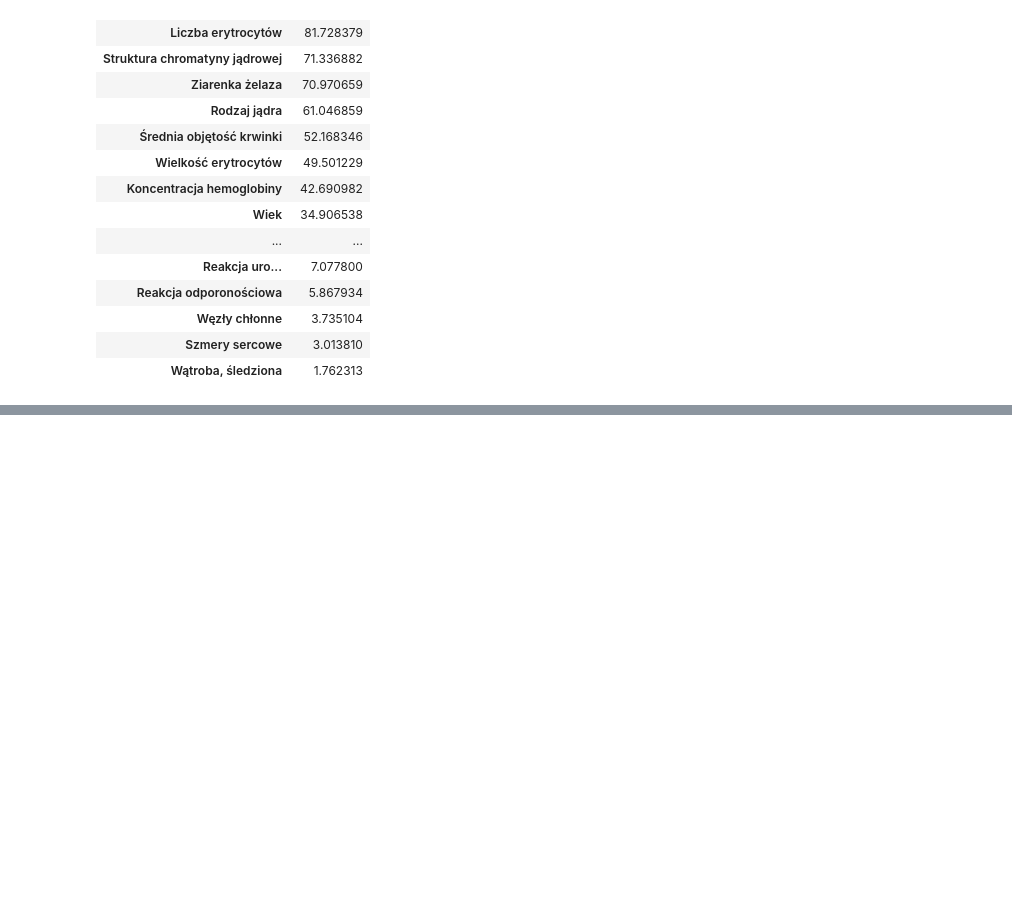
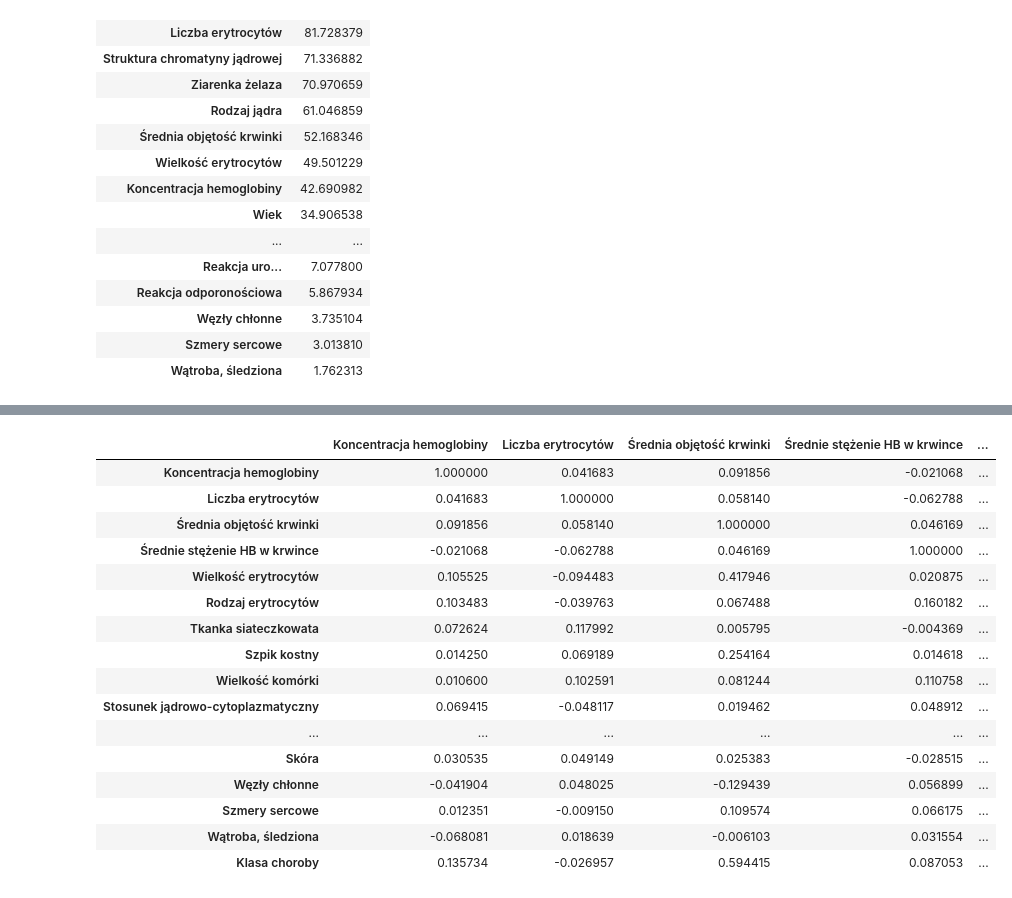
Before and after one commit to annaola/ZIwM, a Jupyter notebook: ZIwM.ipynb, the cells around one changed output, grey strips where cells are left out. Cells and saved outputs as stored; diff of their text form; code cells hidden in the pictures; blank space fills up the shorter version.

```diff
--- a/ZIwM.ipynb
+++ b/ZIwM.ipynb
@@ -100,0 +147,20 @@ pd.DataFrame(chi2_stats, training_set.columns).sort_values(0, ascending=False)
+# %%
+df.corr()
+# %% [output]
+|  | Koncentracja hemoglobiny | Liczba erytrocytów | Średnia objętość krwinki | Średnie stężenie HB w krwince | ... |
+| Koncentracja hemoglobiny | 1.000000 | 0.041683 | 0.091856 | -0.021068 | ... |
+| Liczba erytrocytów | 0.041683 | 1.000000 | 0.058140 | -0.062788 | ... |
+| Średnia objętość krwinki | 0.091856 | 0.058140 | 1.000000 | 0.046169 | ... |
+| Średnie stężenie HB w krwince | -0.021068 | -0.062788 | 0.046169 | 1.000000 | ... |
+| Wielkość erytrocytów | 0.105525 | -0.094483 | 0.417946 | 0.020875 | ... |
+| Rodzaj erytrocytów | 0.103483 | -0.039763 | 0.067488 | 0.160182 | ... |
+| Tkanka siateczkowata | 0.072624 | 0.117992 | 0.005795 | -0.004369 | ... |
+| Szpik kostny | 0.014250 | 0.069189 | 0.254164 | 0.014618 | ... |
+| Wielkość komórki | 0.010600 | 0.102591 | 0.081244 | 0.110758 | ... |
+| Stosunek jądrowo-cytoplazmatyczny | 0.069415 | -0.048117 | 0.019462 | 0.048912 | ... |
+| ... | ... | ... | ... | ... | ... |
+| Skóra | 0.030535 | 0.049149 | 0.025383 | -0.028515 | ... |
+| Węzły chłonne | -0.041904 | 0.048025 | -0.129439 | 0.056899 | ... |
+| Szmery sercowe | 0.012351 | -0.009150 | 0.109574 | 0.066175 | ... |
+| Wątroba, śledziona | -0.068081 | 0.018639 | -0.006103 | 0.031554 | ... |
+| Klasa choroby | 0.135734 | -0.026957 | 0.594415 | 0.087053 | ... |
```
Also changed, not shown: parts of 6 cells of this notebook.
